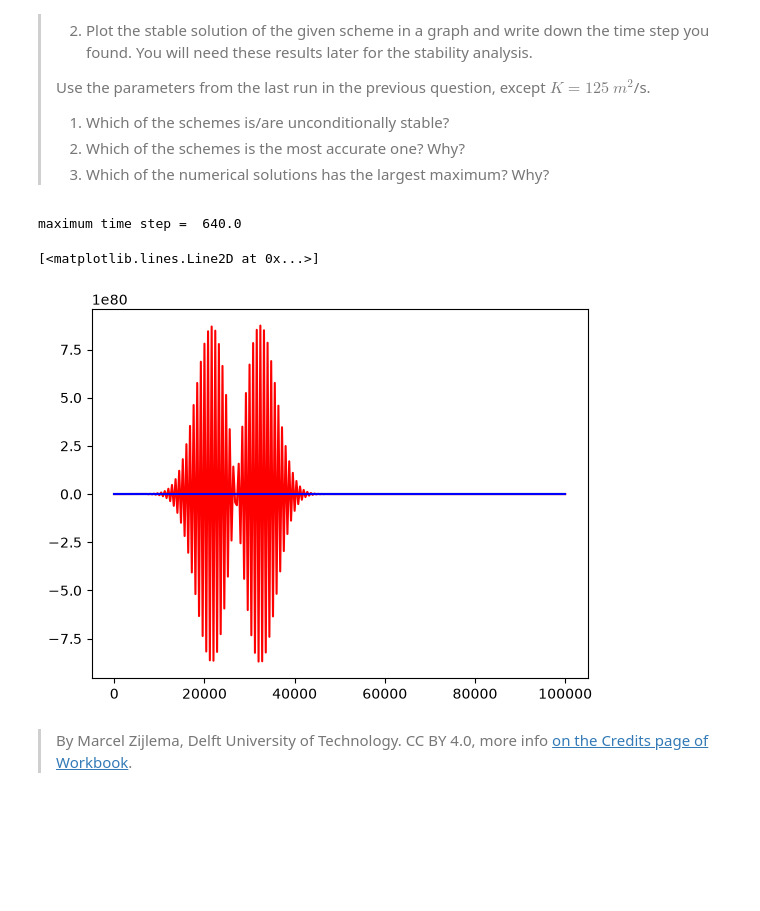
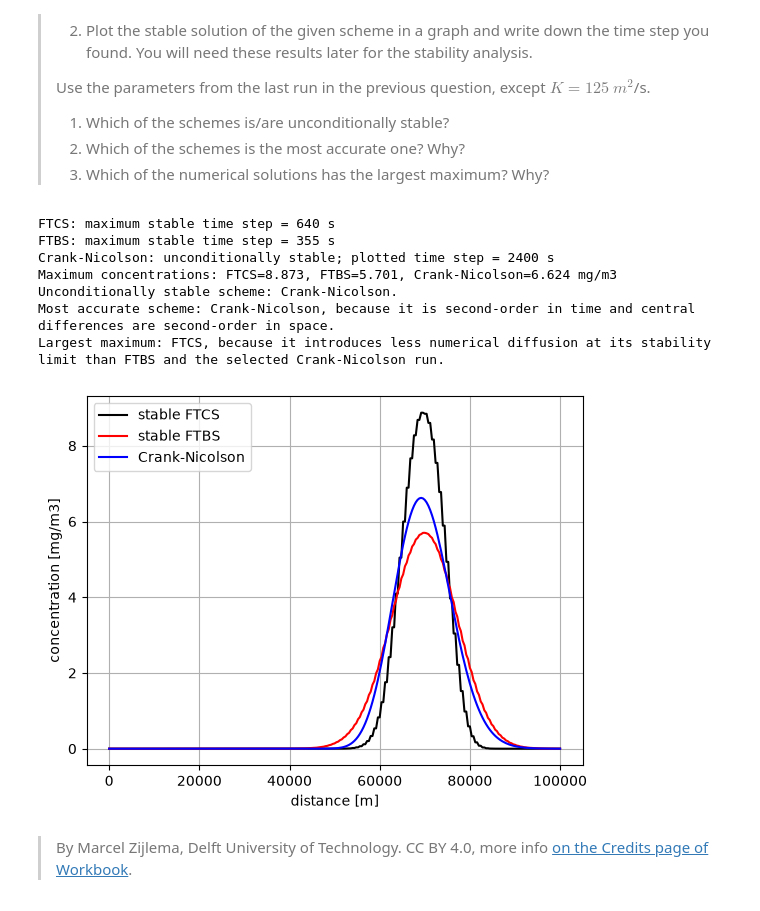
Before and after one commit to NielsJongsma/GA2.1, a Jupyter notebook: grp09.ipynb, the cells around one changed output. Drawn from its saved outputs; the diff is of its cells as text; code cells hidden in the pictures; blank space fills up the shorter version.

```diff
--- a/grp09.ipynb
+++ b/grp09.ipynb
@@ -439,27 +439,49 @@ In this part of the assignment we will explore the stability of the various sche
 # %%
 # time step based on stability of FTCS
 K = 125.
 dt2 = np.floor(0.5 * dx*dx / K)
 
-print('maximum time step = ',dt2)
+print(f'FTCS: maximum stable time step = {dt2:.0f} s')
 ce = advdiff(u,K,c0,lenD,dt2,Tend,'central','theta',0.)
 N2 = int(Tend/dt2)
 plt.plot(x,ce[N2,:],'k',label='stable FTCS')
 
 # time step based on stability of FTBS
-dt3 = np.floor(dx/u)
+dt3 = np.floor(dx*dx / (u*dx + 2*K))
+print(f'FTBS: maximum stable time step = {dt3:.0f} s')
 N3 = int(Tend/dt3)
 cb = advdiff(u,K,c0,lenD,dt3,Tend,'upwind','theta',0.)
 plt.plot(x,cb[N3,:],'r',label='stable FTBS')
 
 # time step based on stability of trapezoidal rule/central differences
-dt4 = 10000.
+dt4 = 2400.
+print(f'Crank-Nicolson: unconditionally stable; plotted time step = {dt4:.0f} s')
 N4 = int(Tend/dt4)
 ct = advdiff(u,K,c0,lenD,dt4,Tend,'central','theta',0.5)
 plt.plot(x,ct[N4,:],'b',label='Crank-Nicolson')
+
+print(f'Maximum concentrations: FTCS={np.max(ce[N2,:]):.3f}, '
+      f'FTBS={np.max(cb[N3,:]):.3f}, '
+      f'Crank-Nicolson={np.max(ct[N4,:]):.3f} mg/m3')
+print('Unconditionally stable scheme: Crank-Nicolson.')
+print('Most accurate scheme: Crank-Nicolson, because it is second-order in time '
+      'and central differences are second-order in space.')
+print('Largest maximum: FTCS, because it introduces less numerical diffusion at '
+      'its stability limit than FTBS and the selected Crank-Nicolson run.')
+
+plt.xlabel('distance [m]')
+plt.ylabel('concentration [mg/m3]')
+plt.legend(loc='upper left')
+plt.grid()
+plt.show()
 # %% [output]
-maximum time step =  640.0
+FTCS: maximum stable time step = 640 s
+FTBS: maximum stable time step = 355 s
+Crank-Nicolson: unconditionally stable; plotted time step = 2400 s
+Maximum concentrations: FTCS=8.873, FTBS=5.701, Crank-Nicolson=6.624 mg/m3
+Unconditionally stable scheme: Crank-Nicolson.
+Most accurate scheme: Crank-Nicolson, because it is second-order in time and central differences are second-order in space.
+Largest maximum: FTCS, because it introduces less numerical diffusion at its stability limit than FTBS and the selected Crank-Nicolson run.
-[<matplotlib.lines.Line2D at 0x...>]
-[figure, old version]
+[figure, new version]
 # %% [markdown]
 > By Marcel Zijlema, Delft University of Technology. CC BY 4.0, more info [on the Credits page of Workbook](https://mude.citg.tudelft.nl/workbook-2026/credits.html).
```
